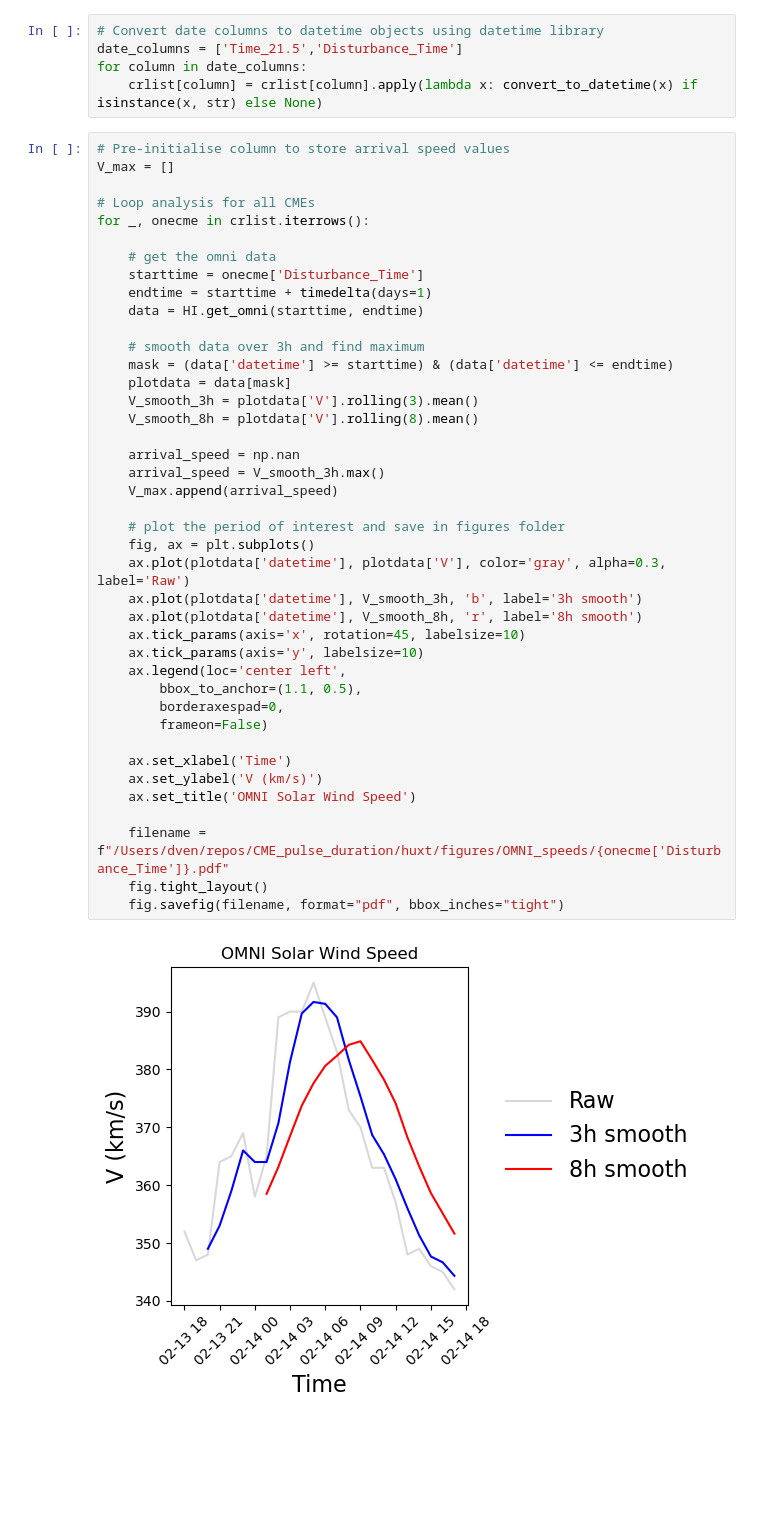
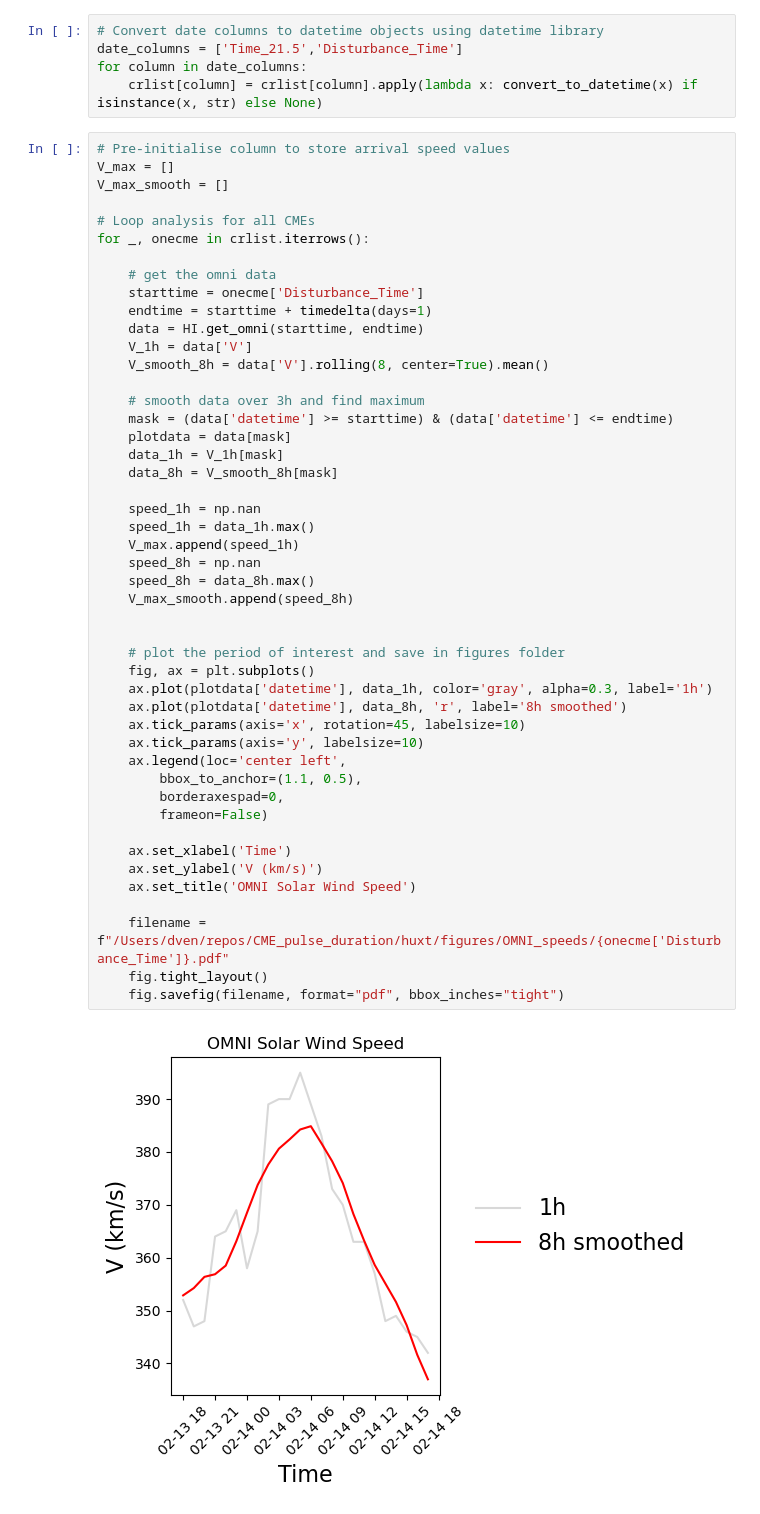
Before and after one commit to dechenlhamogyeltshen/CME_pulse_duration, a Jupyter notebook: huxt/arrival_speed.ipynb, the cells around one changed output. Cells and saved outputs as stored; diff of their text form; blank space fills up the shorter version.

```diff
--- a/huxt/arrival_speed.ipynb
+++ b/huxt/arrival_speed.ipynb
@@ -46,43 +46,49 @@ for column in date_columns:
 # %%
 # Pre-initialise column to store arrival speed values
 V_max = []
+V_max_smooth = []
 
 # Loop analysis for all CMEs
 for _, onecme in crlist.iterrows():
 
     # get the omni data
     starttime = onecme['Disturbance_Time']
     endtime = starttime + timedelta(days=1)
     data = HI.get_omni(starttime, endtime)
+    V_1h = data['V']
+    V_smooth_8h = data['V'].rolling(8, center=True).mean()
 
     # smooth data over 3h and find maximum
     mask = (data['datetime'] >= starttime) & (data['datetime'] <= endtime)
     plotdata = data[mask]
-    V_smooth_3h = plotdata['V'].rolling(3).mean()
-    V_smooth_8h = plotdata['V'].rolling(8).mean()
+    data_1h = V_1h[mask]
+    data_8h = V_smooth_8h[mask]
 
-    arrival_speed = np.nan
-    arrival_speed = V_smooth_3h.max()
-    V_max.append(arrival_speed)
+    speed_1h = np.nan
+    speed_1h = data_1h.max()
+    V_max.append(speed_1h)
+    speed_8h = np.nan
+    speed_8h = data_8h.max()
+    V_max_smooth.append(speed_8h)
+
 
     # plot the period of interest and save in figures folder
     fig, ax = plt.subplots()
-    ax.plot(plotdata['datetime'], plotdata['V'], color='gray', alpha=0.3, label='Raw')
-    ax.plot(plotdata['datetime'], V_smooth_3h, 'b', label='3h smooth')
-    ax.plot(plotdata['datetime'], V_smooth_8h, 'r', label='8h smooth')
+    ax.plot(plotdata['datetime'], data_1h, color='gray', alpha=0.3, label='1h')
+    ax.plot(plotdata['datetime'], data_8h, 'r', label='8h smoothed')
     ax.tick_params(axis='x', rotation=45, labelsize=10)
     ax.tick_params(axis='y', labelsize=10)
     ax.legend(loc='center left',
         bbox_to_anchor=(1.1, 0.5),
         borderaxespad=0,
         frameon=False)
 
     ax.set_xlabel('Time')
     ax.set_ylabel('V (km/s)')
     ax.set_title('OMNI Solar Wind Speed')
 
     filename = f"/Users/dven/repos/CME_pulse_duration/huxt/figures/OMNI_speeds/{onecme['Disturbance_Time']}.pdf"
     fig.tight_layout()
     fig.savefig(filename, format="pdf", bbox_inches="tight")
 # %% [output]
-[figure, old version]
+[figure, new version]
```
Also changed, not shown: parts of 2 cells of this notebook, 55 other files.
